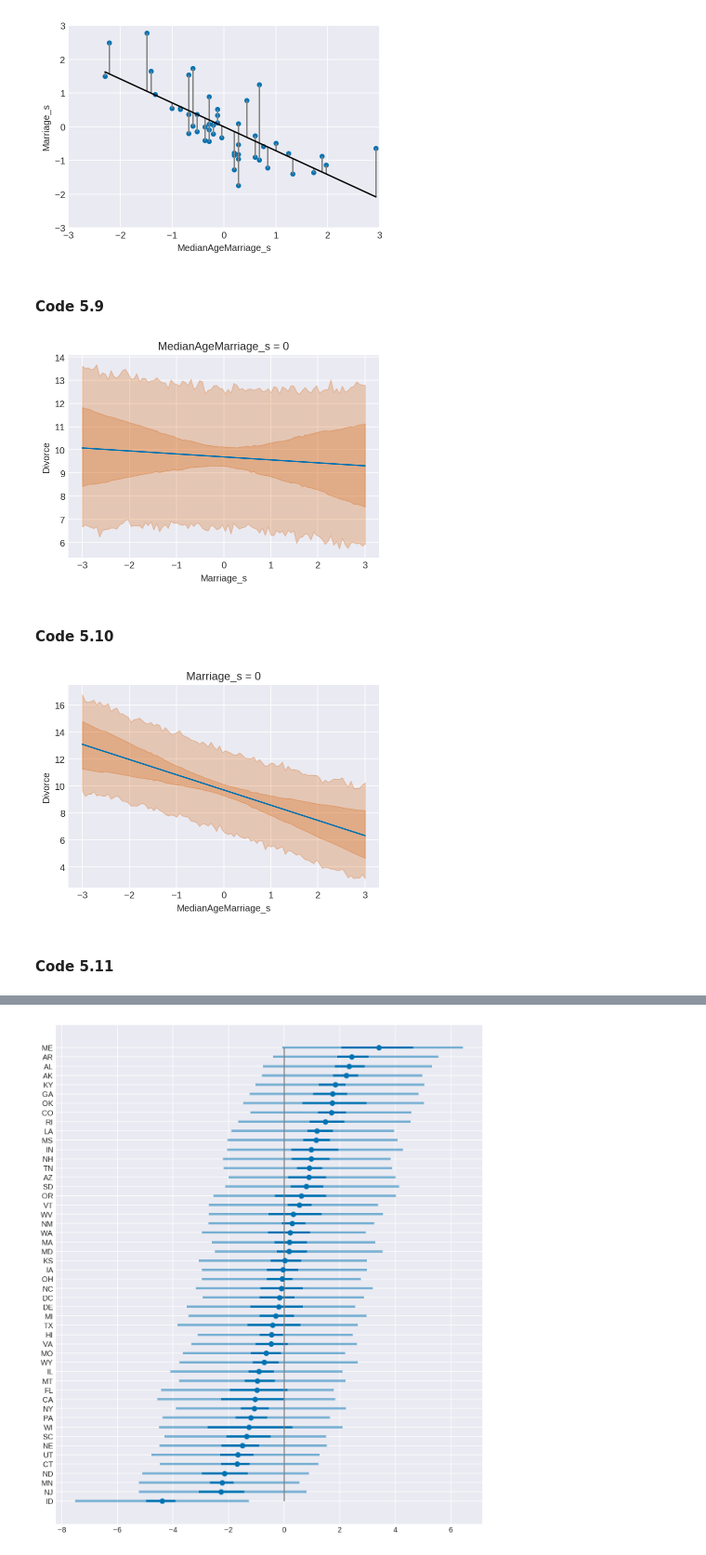
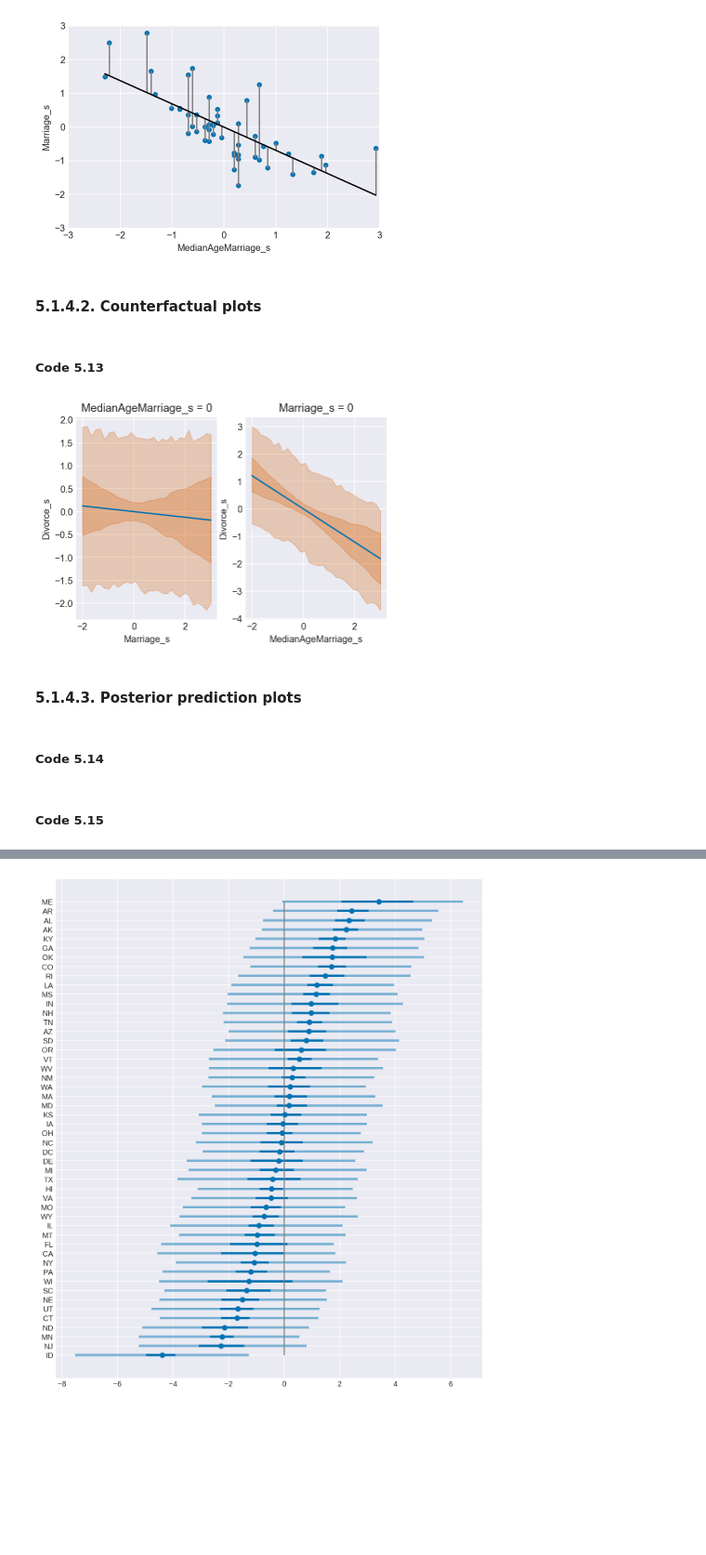
Before and after one commit to baheredia/resources, a Jupyter notebook: Rethinking/Chp_05.ipynb, the cells around one changed output, grey strips where cells are left out. Shown at 93% size. Saved outputs shown, nothing was run; the diff lists cells and outputs as text; code cells hidden in the pictures; blank space fills up the shorter version.

```diff
--- a/Rethinking/Chp_05.ipynb
+++ b/Rethinking/Chp_05.ipynb
@@ -34,7 +34,8 @@ d.MedianAgeMarriage.std()
 with pm.Model() as model_5_1:
     a = pm.Normal('a', mu=0, sd=0.2)
     bA = pm.Normal('bA', mu=0, sd=0.5)
-    sigma = pm.Uniform('sigma', lower=0, upper=1)
+    sigma = pm.Exponential('sigma', lam=1)
+    # sigma = pm.Uniform('sigma', lower=0, upper=1)
     # good (default) alternatives for sigma (in this and other models) are
     # sigma = pm.HalfNormal('sigma', 5)
     # sigma = pm.HalfCauchy('sigma', 5)
@@ -77,11 +92,11 @@ plt.ylabel('Divorce', fontsize=14);
 d['Marriage_s'] = (d.Marriage - d.Marriage.mean()) / d.Marriage.std()
 # %%
 with pm.Model() as model_5_2:
-    a = pm.Normal('a', mu=10, sd=10)
-    bA = pm.Normal('bA', mu=0, sd=1)
-    sigma = pm.Uniform('sigma', lower=0, upper=10)
-    mu = pm.Deterministic('mu', a + bA * d.Marriage_s)
-    Divorce = pm.Normal('Divorce', mu=mu, sd=sigma, observed=d.Divorce)
+    a = pm.Normal('a', mu=0, sd=0.2)
+    bM = pm.Normal('bM', mu=0, sd=0.5)
+    sigma = pm.Exponential('sigma', lam=1)
+    mu = pm.Deterministic('mu', a + bM * d.Marriage_s)
+    Divorce = pm.Normal('Divorce', mu=mu, sd=sigma, observed=d.Divorce_s)
     trace_5_2 = pm.sample(1000, tune=1000)
 # %% [output]
 Auto-assigning NUTS sampler...
@@ -109,11 +134,12 @@ plt.fill_between(d.Marriage_s[idx], mu_hpd[:,0][idx], mu_hpd[:,1][idx],
 # %%
 with pm.Model() as model_5_3:
-    a = pm.Normal('a', mu=10, sd=10)
-    bA = pm.Normal('bA', mu=0, sd=1, shape=2)
-    sigma = pm.Uniform('sigma', lower=0, upper=10)
-    mu = pm.Deterministic('mu', a + bA[0] * d.Marriage_s + bA[1] * d.MedianAgeMarriage_s)
+    a = pm.Normal('a', mu=0, sd=0.2)
+    bM = pm.Normal('bM', mu=0, sd=0.5)
+    bA = pm.Normal('bA', mu=0, sd=0.5)
+    sigma = pm.Exponential('sigma', lam=1)
+    mu = pm.Deterministic('mu', a + bM * d.Marriage_s + bA * d.MedianAgeMarriage_s)
 
-    Divorce = pm.Normal('Divorce', mu=mu, sd=sigma, observed=d.Divorce)
+    Divorce = pm.Normal('Divorce', mu=mu, sd=sigma, observed=d.Divorce_s)
     trace_5_3 = pm.sample(1000, tune=1000)
 # %% [output]
 Auto-assigning NUTS sampler...
@@ -176,37 +217,38 @@ plt.vlines(d.MedianAgeMarriage_s, mu_pred, mu_pred + residuals, colors='grey');
+# %% [markdown]
+#### 5.1.4.2. Counterfactual plots
 # %% [markdown]
-#### Code 5.9
+##### Code 5.13
 # %%
-R_avg = np.linspace(-3, 3, 100)
+R_avg = np.linspace(-2, 3, 30)
 
-mu_pred = trace_5_3['a'] + trace_5_3['bA'][:,0] * R_avg[:,None]
+mu_pred = trace_5_3['a'] + trace_5_3['bM'] * R_avg[:,None]
 mu_hpd = pm.hpd(mu_pred.T)
 divorce_hpd = pm.hpd(stats.norm.rvs(mu_pred, trace_5_3['sigma']).T)
 
+plt.subplot(1, 2, 1)
 plt.plot(R_avg, mu_pred.mean(1), 'C0');
 plt.fill_between(R_avg, mu_hpd[:,0], mu_hpd[:,1], color='C2', alpha=0.25)
 plt.fill_between(R_avg, divorce_hpd[:,0], divorce_hpd[:,1], color='C2', alpha=0.25)
 
 plt.xlabel('Marriage_s')
-plt.ylabel('Divorce')
+plt.ylabel('Divorce_s')
 plt.title('MedianAgeMarriage_s = 0');
+
+mu_pred = trace_5_3['a'] + trace_5_3['bA'] * R_avg[:,None]
+mu_hpd = pm.hpd(mu_pred.T)
+divorce_hpd = pm.hpd(stats.norm.rvs(mu_pred, trace_5_3['sigma']).T)
+
+plt.subplot(1, 2, 2)
+plt.plot(R_avg, mu_pred.mean(1), 'C0');
+plt.fill_between(R_avg, mu_hpd[:,0], mu_hpd[:,1], color='C2', alpha=0.25)
+plt.fill_between(R_avg, divorce_hpd[:,0], divorce_hpd[:,1], color='C2', alpha=0.25)
+
+plt.xlabel('MedianAgeMarriage_s')
+plt.ylabel('Divorce_s')
+plt.title('Marriage_s = 0');
 # %% [output]
-[figure, old version]
+[figure, new version]
+# %% [markdown]
+#### 5.1.4.3. Posterior prediction plots
 # %% [markdown]
-#### Code 5.10
+##### Code 5.14
-# %%
-R_avg = np.linspace(-3, 3, 100)
-
-mu_pred = trace_5_3['a'] + trace_5_3['bA'][:,1] * R_avg[:,None]
-mu_hpd = pm.hpd(mu_pred.T)
-divorce_hpd = pm.hpd(stats.norm.rvs(mu_pred, trace_5_3['sigma']).T)
-
-
-plt.plot(R_avg, mu_pred.mean(1), 'C0');
-plt.fill_between(R_avg, mu_hpd[:,0], mu_hpd[:,1], color='C2', alpha=0.25)
-plt.fill_between(R_avg, divorce_hpd[:,0], divorce_hpd[:,1], color='C2', alpha=0.25)
-
-plt.xlabel('MedianAgeMarriage_s')
-plt.ylabel('Divorce')
-plt.title('Marriage_s = 0');
-# %% [output]
-[figure, removed]
@@ -213,2 +261,2 @@ plt.title('Marriage_s = 0');
 # %% [markdown]
-#### Code 5.11
+##### Code 5.15
```
Also changed, not shown: parts of 42 cells of this notebook, 1 other file.
